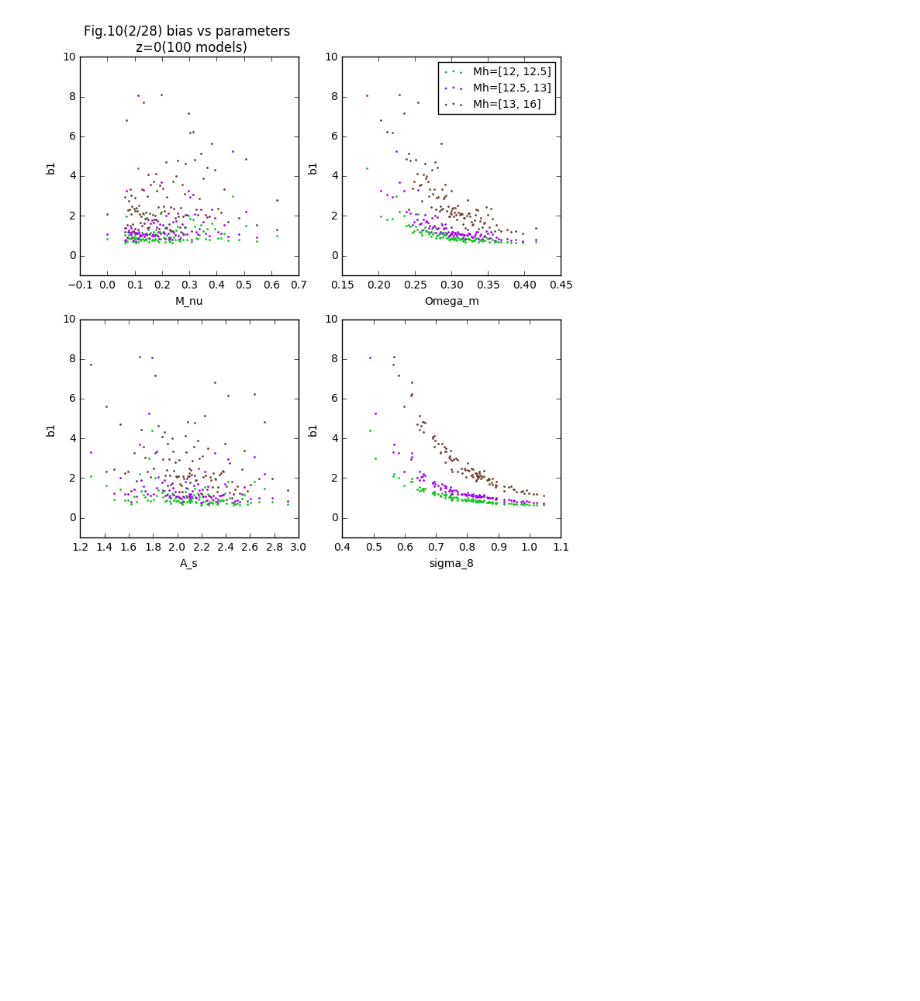
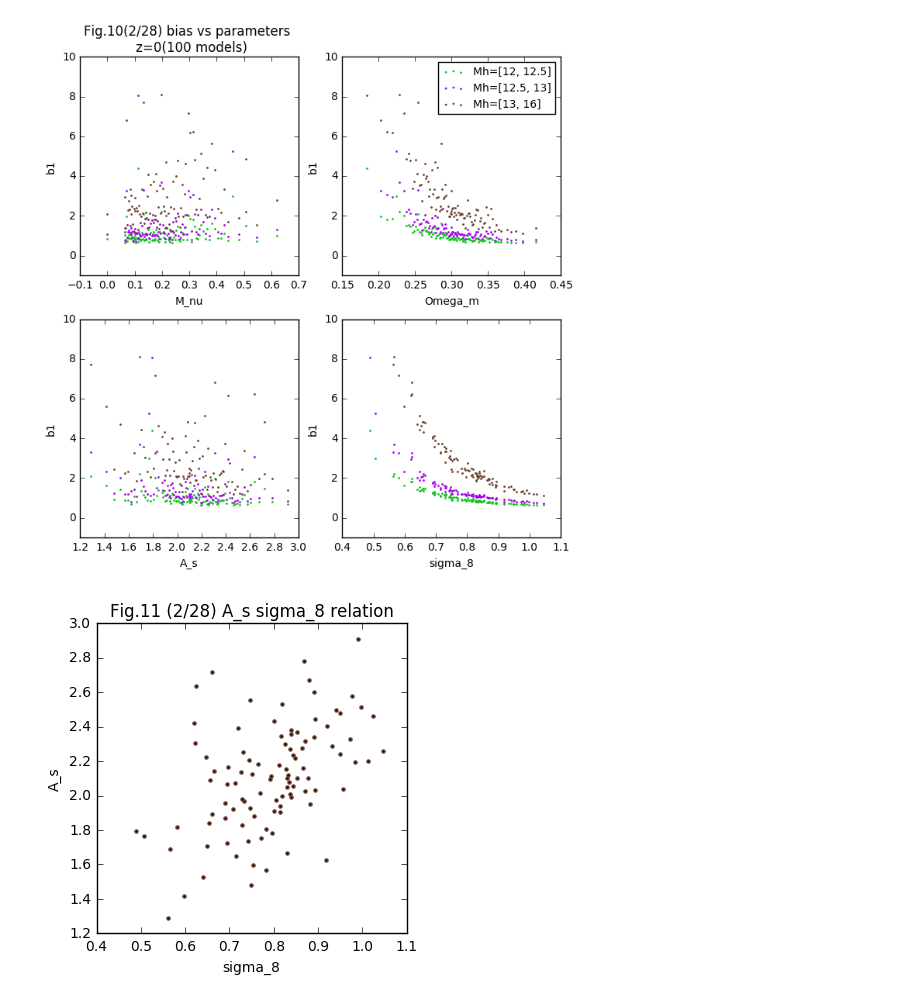
Before and after one commit to liuxx479/nubias, a Jupyter notebook: plot_bispec.ipynb, the cells around one changed output. Drawn from its saved outputs; the diff is of its cells as text; code cells hidden in the pictures; blank space fills up the shorter version.

```diff
--- a/plot_bispec.ipynb
+++ b/plot_bispec.ipynb
@@ -453,3 +453,12 @@ for iax in [ax1,ax2,ax3,ax4]:
 show()
 # %% [output]
 [figure]
+# %%
+figure(figsize=(4,4))
+scatter(si8, As, edgecolors=icolor,c='k',s=5)
+xlabel('sigma_8')
+ylabel('A_s')
+title('Fig.11 (2/28) A_s sigma_8 relation')
+show()
+# %% [output]
+[figure, added]
```
